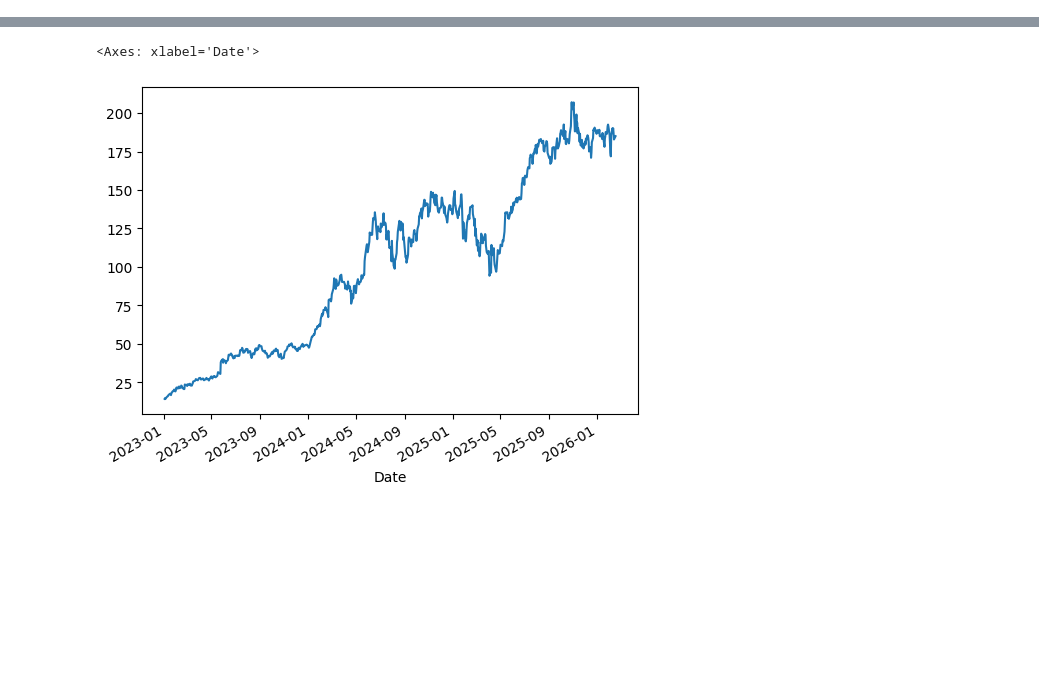
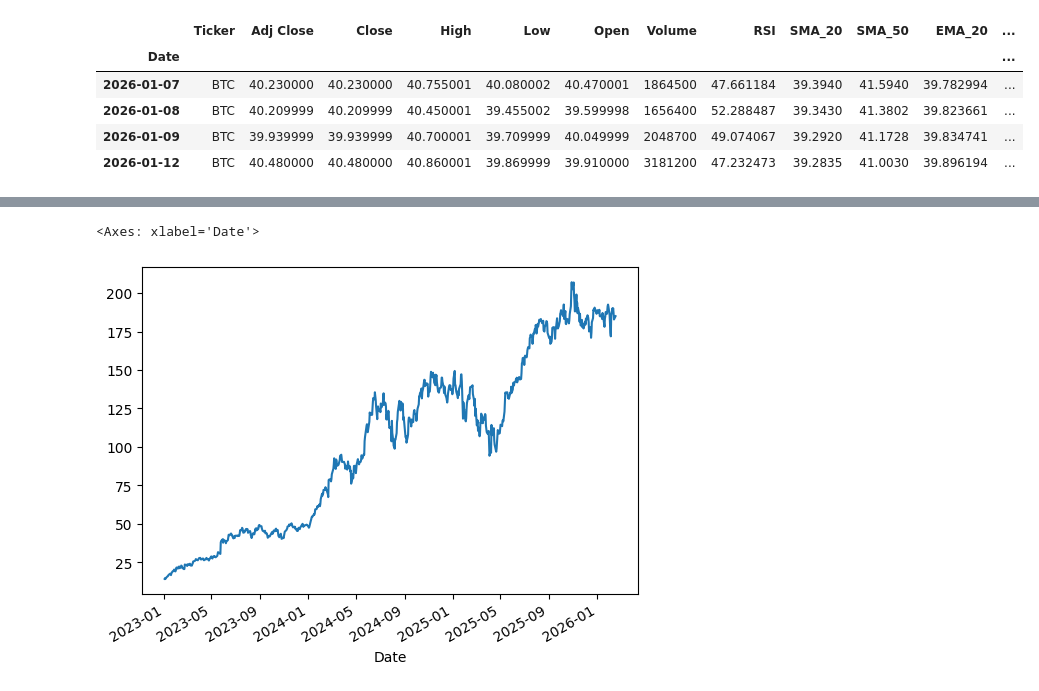
Before and after one commit to gabriel-ferreira-life/Trading-Engine, a Jupyter notebook: src/backend/eda/baseline_exploratory.ipynb, the cells around one changed output, grey strips where cells are left out. Cells and saved outputs as stored; diff of their text form; code cells hidden in the pictures; blank space fills up the shorter version.

```diff
--- a/src/backend/eda/baseline_exploratory.ipynb
+++ b/src/backend/eda/baseline_exploratory.ipynb
@@ -3,14 +3,38 @@ import os
 import pandas as pd
 import matplotlib.pyplot as plt
 # %%
-ticker = "NVDA"
+ticker = "BTC"
 interval = "daily"
-target_date_string = "2025-12-01"
+target_date_string = "2026-01-07"
+start_date_string = "2026-01-07"
+end_date_string = "2026-01-12"
 lookback_days = 22
 
 raw_path = f"../../../data/raw/{ticker}/{interval}/data.parquet"
-features_dir = f"../../../data/features/{ticker}/{interval}"
-features_path = f"{features_dir}/data.parquet"
+features_path = f"../../../data/features/{ticker}/{interval}/data.parquet"
+insights_path = f"../../../data/insights/{ticker}/{interval}/baseline_results.parquet"
+# %%
+def lake_read_parquet(data_path, start_date=None, end_date=None):
+    insights_df = pd.read_parquet(data_path, engine='pyarrow')
+    insights_df['Date'] = pd.to_datetime(insights_df['Date'])
+    insights_df.set_index('Date', inplace=True)
+
+    if not start_date and not end_date:
+        return insights_df
+    elif not end_date:
+        return insights_df[insights_df.index >= start_date]
+    else:
+        return insights_df[(insights_df.index >= start_date) & (insights_df.index <= end_date)]
+# %%
+data = lake_read_parquet(features_path, start_date_string, end_date_string)
+data.head()
+# %% [output]
+|  | Ticker | Adj Close | Close | High | Low | Open | Volume | RSI | SMA_20 | SMA_50 | EMA_20 | ... |
+| Date |  |  |  |  |  |  |  |  |  |  |  | ... |
+| 2026-01-07 | BTC | 40.230000 | 40.230000 | 40.755001 | 40.080002 | 40.470001 | 1864500 | 47.661184 | 39.3940 | 41.5940 | 39.782994 | ... |
+| 2026-01-08 | BTC | 40.209999 | 40.209999 | 40.450001 | 39.455002 | 39.599998 | 1656400 | 52.288487 | 39.3430 | 41.3802 | 39.823661 | ... |
+| 2026-01-09 | BTC | 39.939999 | 39.939999 | 40.700001 | 39.709999 | 40.049999 | 2048700 | 49.074067 | 39.2920 | 41.1728 | 39.834741 | ... |
+| 2026-01-12 | BTC | 40.480000 | 40.480000 | 40.860001 | 39.869999 | 39.910000 | 3181200 | 47.232473 | 39.2835 | 41.0030 | 39.896194 | ... |
 # %%
 raw_df = pd.read_parquet(raw_path, engine='pyarrow')
 raw_df['Date'] = pd.to_datetime(raw_df['Date'])
```
Also changed, not shown: parts of 1 cell of this notebook, 5 other files.
